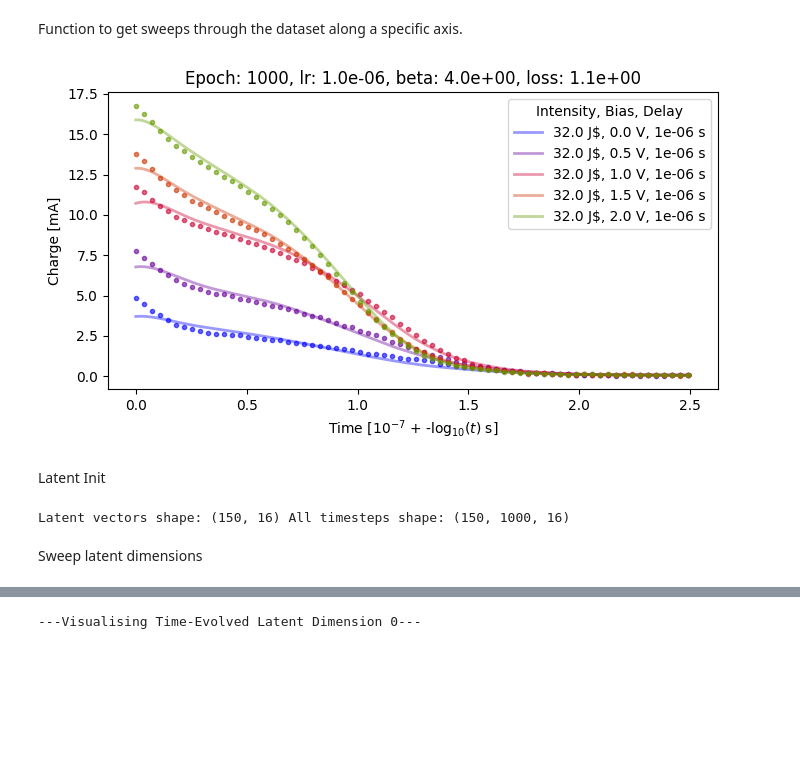
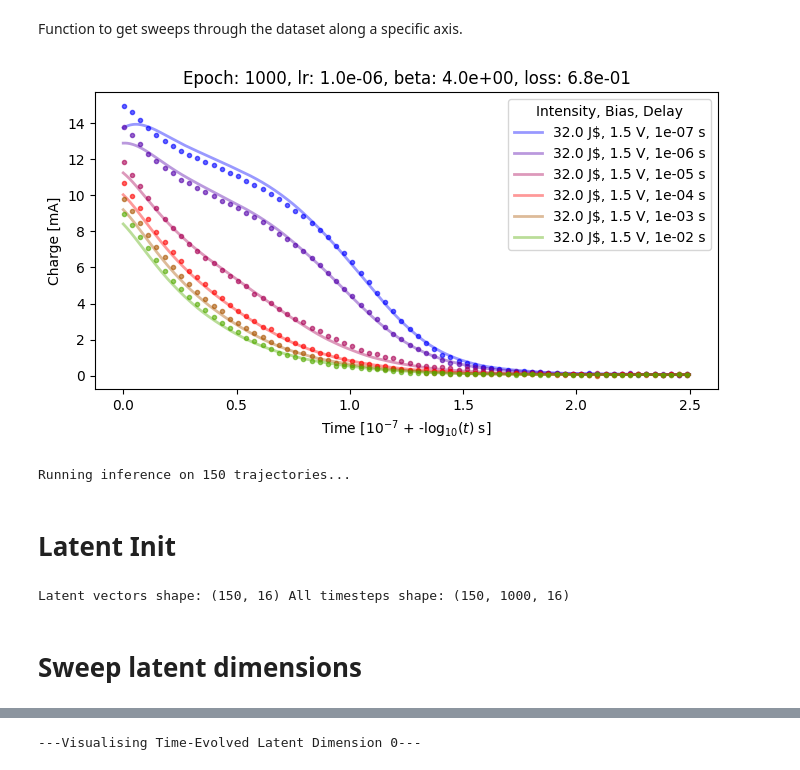
Before and after one commit to rayyyd/ML_charge_modeling, a Jupyter notebook: parameter_tuning/interpretability.ipynb, the cells around one changed output, grey strips where cells are left out. Saved outputs shown, nothing was run; the diff lists cells and outputs as text; code cells hidden in the pictures; blank space fills up the shorter version.

```diff
--- a/parameter_tuning/interpretability.ipynb
+++ b/parameter_tuning/interpretability.ipynb
@@ -143,10 +145,10 @@ Function to get sweeps through the dataset along a specific axis.
 # %%
 # Run model inference and visualisation along different parameters
 
 # select models to plot ('intensity', 'voltage', or 'delay')
-plot_models = ipynb_utils.get_sweep_index(122, 'voltage')  # Example: sweep based on intensity from the first index
+plot_models = ipynb_utils.get_sweep_index(122, 'delay')  # Example: sweep based on intensity from the first index
 
 parameters.model_params['plot'] = plot_models
 visualisation.display_random_fit(parameters.model_params, parameters.dataset, show=True, save=False, random_samples=False)
 # %% [output]
-[figure, old version]
+[figure, new version]
@@ -153,9 +310,13 @@ visualisation.display_random_fit(parameters.model_params, parameters.dataset, sh
+# %%
+get_mean_property_plot(parameters.model_params, parameters.dataset, show=True)
+# %% [output]
+Running inference on 150 trajectories...
 # %% [markdown]
-Latent Init
+# Latent Init
 # %%
 latent, all = ipynb_utils.get_latent_vectors(model_params, parameters.dataset, traj_idx=None)
 # %% [output]
 Latent vectors shape: (150, 16) All timesteps shape: (150, 1000, 16)
 # %% [markdown]
-Sweep latent dimensions
+# Sweep latent dimensions
 # %%
```
Also changed, not shown: parts of 13 cells of this notebook, 2 other files.
